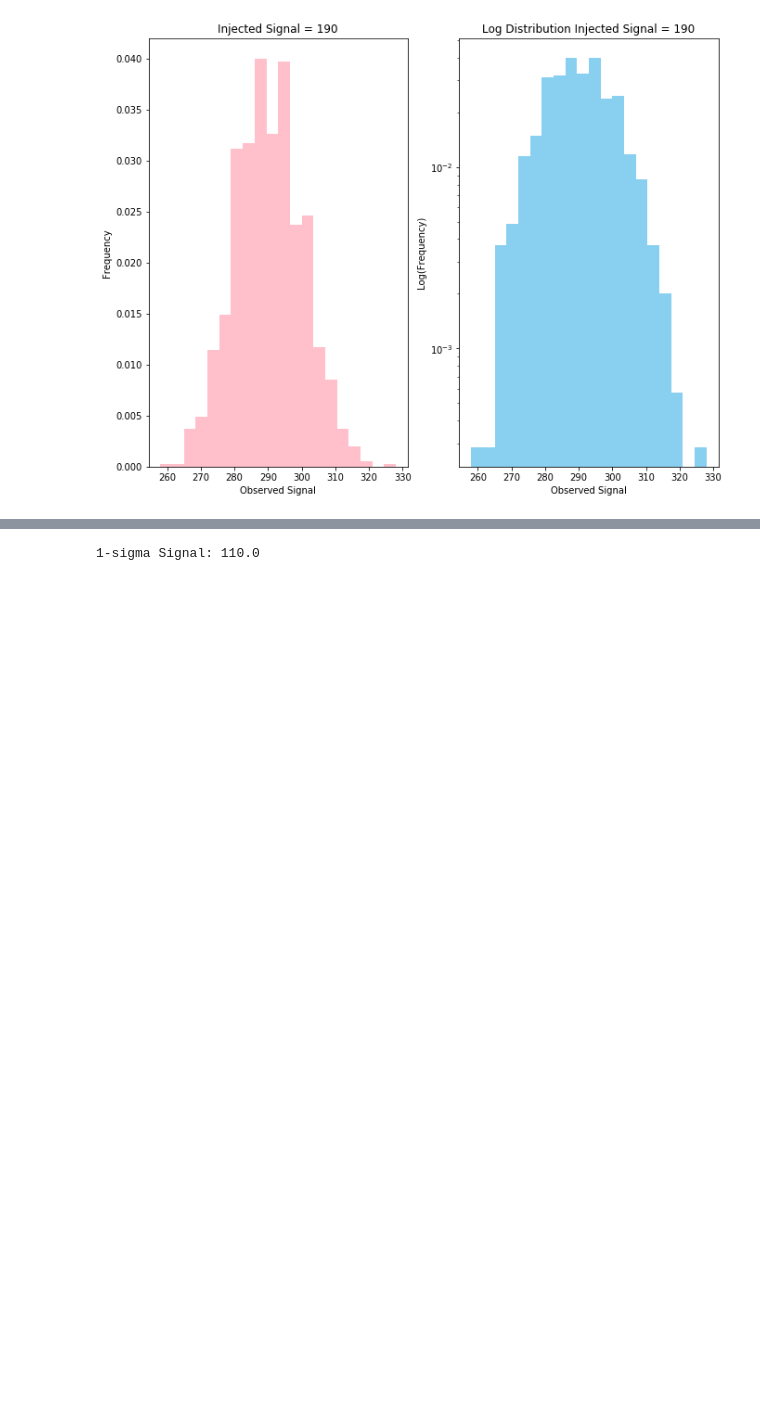
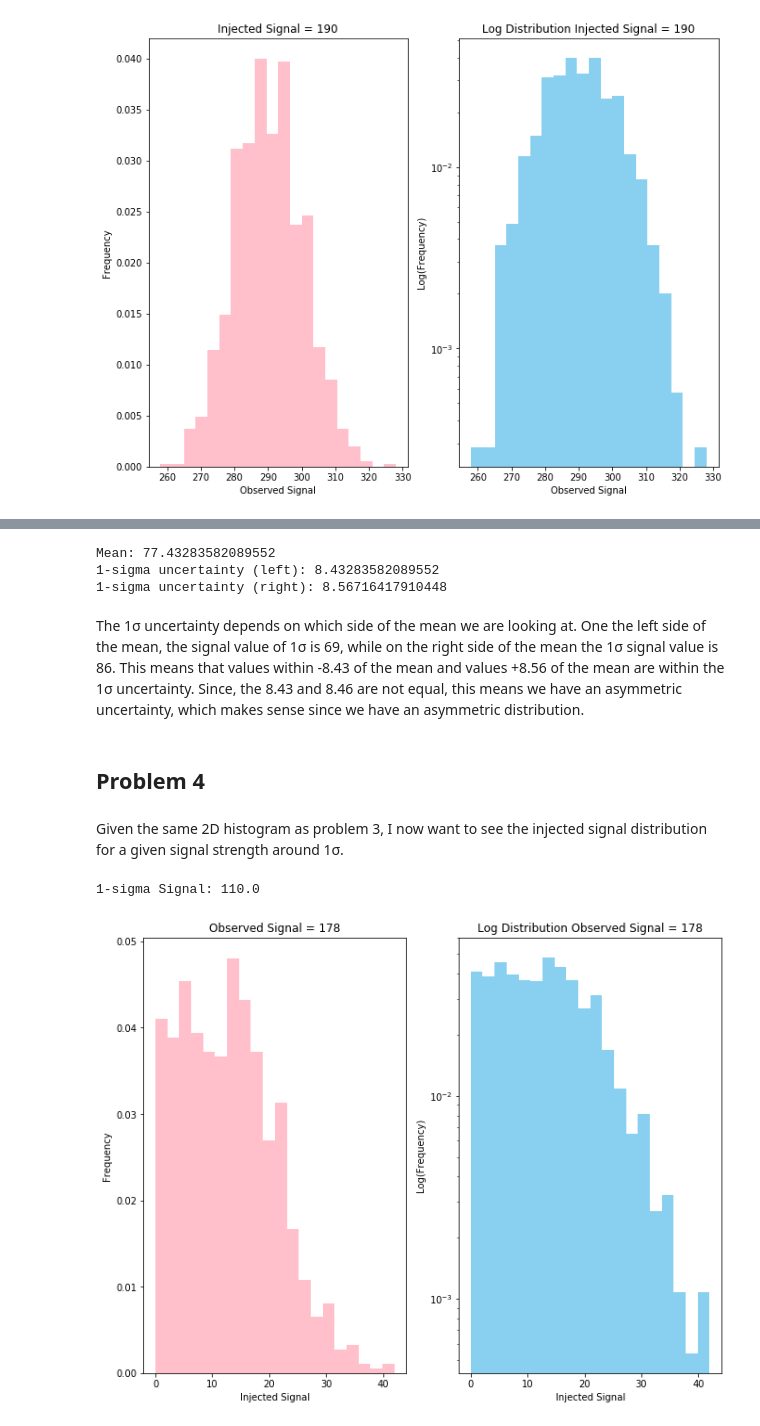
Before and after one commit to lexie98/Physics434, a Jupyter notebook: Lab6.ipynb, the cells around one changed output, grey strips where cells are left out. Saved outputs shown, nothing was run; the diff lists cells and outputs as text; code cells hidden in the pictures; blank space fills up the shorter version.

```diff
--- a/Lab6.ipynb
+++ b/Lab6.ipynb
@@ -159,6 +151,50 @@ c) Calculate a 95% confidence upper bound. [Hints: make sure your pdf() is norma
+# %%
+mean = np.mean(index_y)
+
+print('Mean:', mean)
+prob_sigma_1 = stats.norm.cdf(1)
+uncertainty1 = stats.poisson.ppf(prob_sigma_1, mean)
+uncertainty2 = stats.poisson.ppf(1-prob_sigma_1, mean)
+print('1-sigma uncertainty (left):',mean - uncertainty2)
+print('1-sigma uncertainty (right):', uncertainty1 - mean)
+# %% [output]
+Mean: 77.43283582089552
+1-sigma uncertainty (left): 8.43283582089552
+1-sigma uncertainty (right): 8.56716417910448
+# %% [markdown]
+The 1σ uncertainty depends on which side of the mean we are looking at. One the left side of the mean, the signal value of 1σ is 69, while on the right side of the mean the 1σ signal value is 86. This means that values within -8.43 of the mean and values +8.56 of the mean are within the 1σ uncertainty. Since, the 8.43 and 8.46 are not equal, this means we have an asymmetric uncertainty, which makes sense since we have an asymmetric distribution.
+# %% [markdown]
+## Problem 4
+# %% [markdown]
+Given the same 2D histogram as problem 3, I now want to see the injected signal distribution for a given signal strength around 1σ.
 # %%
 prob_sigma_1 = stats.norm.cdf(1)
 signal = stats.poisson.ppf(prob_sigma_1, 100)
 print('1-sigma Signal:', signal);
 # %% [output]
 1-sigma Signal: 110.0
+# %%
+arr = np.array(x)
+index_x = np.argwhere(arr == 110)
+
+index_y = []
+for value in range(0,882):
+    index_value_x = index_x[value]
+    index_value_y = y[index_value_x[0]]
+    index_y.append(index_value_y)
+
+fig,ax = plt.subplots(1,2)
+fig.set_size_inches(11,8.5)
+
+ax[0].hist(index_y, density=True, bins=20, color='pink')
+ax[0].set_title('Observed Signal = 178')
+ax[0].set_xlabel('Injected Signal')
+ax[0].set_ylabel('Frequency')
+
+ax[1].set_yscale('log')
+ax[1].set_xlabel('Injected Signal')
+ax[1].set_ylabel('Log(Frequency)')
+ax[1].set_title('Log Distribution Observed Signal = 178')
+ax[1].hist(index_y, density=True, bins=20, color= '#89cff0');
+# %% [output]
+[figure, added]
```
Also changed, not shown: parts of 17 cells of this notebook, 1 other file.
